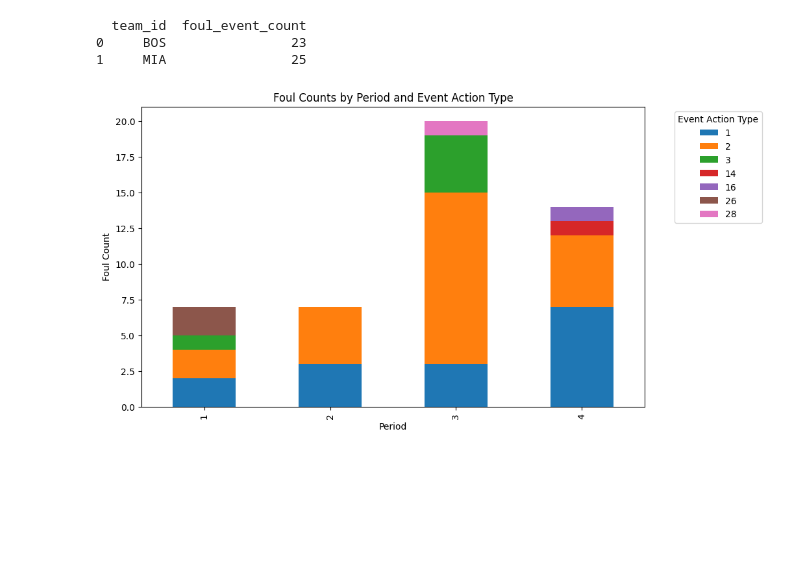
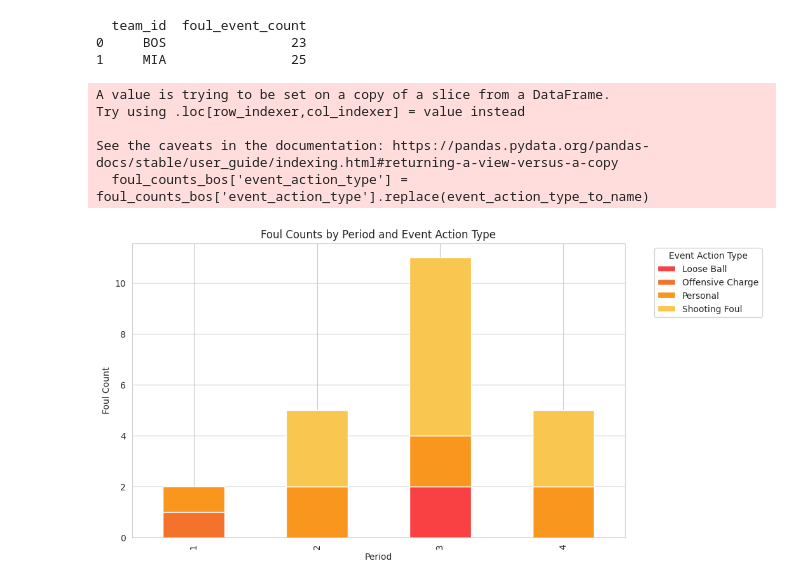
Before and after one commit to naomiyjiang/wisd_court_catalysts, a Jupyter notebook: Foul_Violation.ipynb, the cells around one changed output. Cells and saved outputs as stored; diff of their text form; code cells hidden in the pictures; blank space fills up the shorter version.

Commit message:
updated the court pic & the foul by period

```diff
--- a/Foul_Violation.ipynb
+++ b/Foul_Violation.ipynb
@@ -69,15 +87,34 @@ print(foul_events_count_by_team)
   team_id  foul_event_count
 0     BOS                23
 1     MIA                25
+# %%
+foul_counts_by_group = foul_events.groupby(['period', 'event_action_type', "team_id"]).size().reset_index(name='foul_count')
 # %%
-foul_counts = foul_events.groupby(['period', 'event_action_type']).size().reset_index(name='foul_count')
-foul_pivot = foul_counts.pivot(index='period', columns='event_action_type', values='foul_count')
+foul_events_bos = foul_counts_by_group['team_id'] == 1610612738
+foul_counts_bos = foul_counts_by_group[foul_events_bos]
+
+team_id_to_name = {
+    1610612738: 'BOS',
+    1610612748: 'MIA',
+}
+
+foul_counts_bos['event_action_type'] = foul_counts_bos['event_action_type'].replace(event_action_type_to_name)
+
+custom_palette = ["#f94144", "#f3722c","#f8961e","#f9c74f", "#43aa8b", "#4d908e","#277da1"]
+sns.set_palette(custom_palette)
+sns.set_style('whitegrid')
+
+foul_pivot = foul_counts_bos.pivot(index='period', columns='event_action_type', values='foul_count')
 foul_pivot.plot(kind='bar', stacked=True, figsize=(10, 6))
 plt.xlabel('Period')
 plt.ylabel('Foul Count')
 plt.title('Foul Counts by Period and Event Action Type')
 plt.legend(title='Event Action Type', bbox_to_anchor=(1.05, 1), loc='upper left')
-
 plt.show()
 # %% [output]
+A value is trying to be set on a copy of a slice from a DataFrame.
+Try using .loc[row_indexer,col_indexer] = value instead
+
+See the caveats in the documentation: https://pandas.pydata.org/pandas-docs/stable/user_guide/indexing.html#returning-a-view-versus-a-copy
+  foul_counts_bos['event_action_type'] = foul_counts_bos['event_action_type'].replace(event_action_type_to_name)
-[figure, old version]
+[figure, new version]
```
Also changed, not shown: parts of 8 cells of this notebook.
